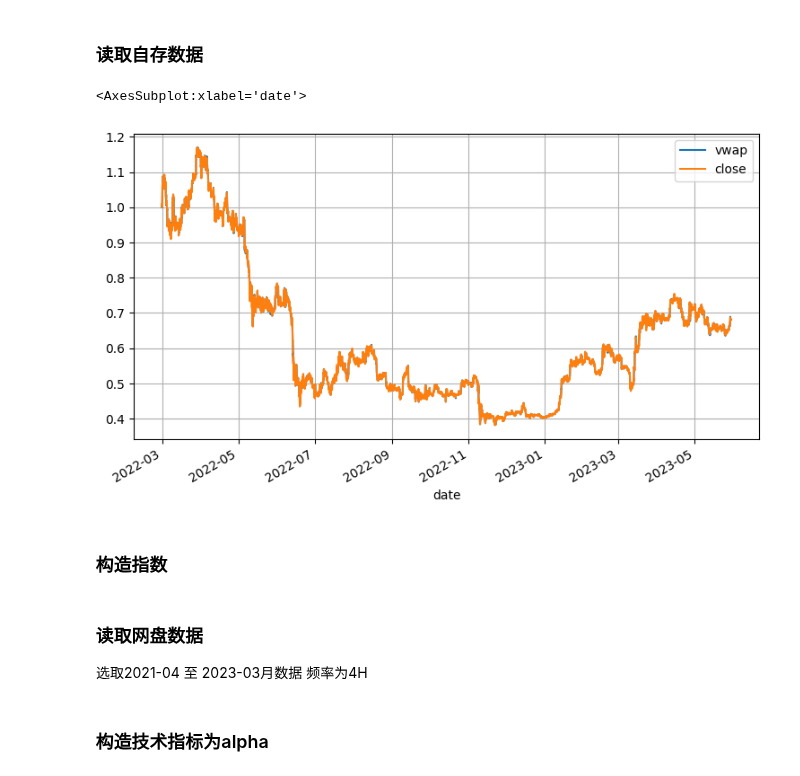
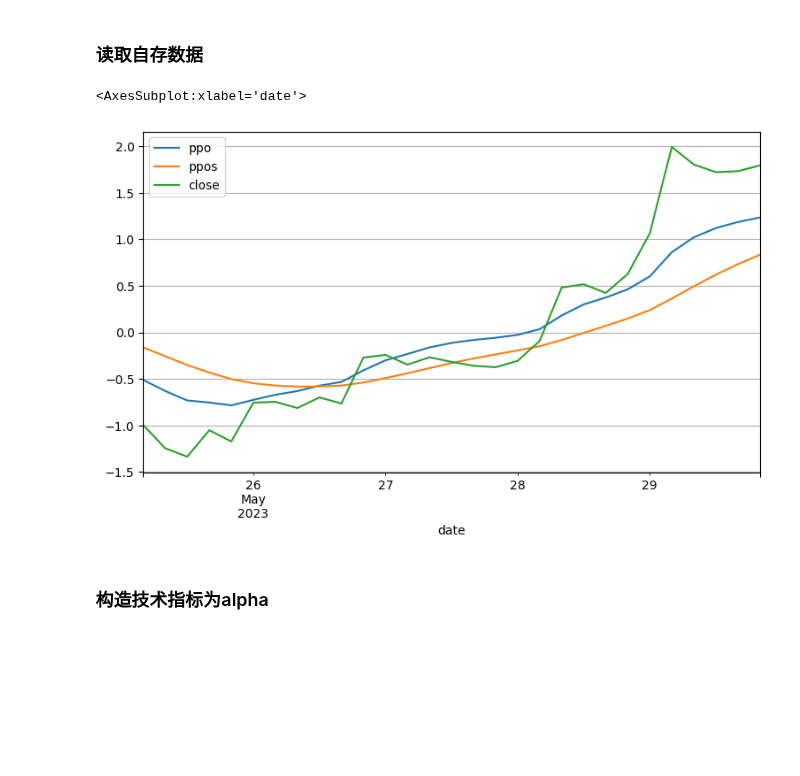
Before and after one commit to JiaRuiming-1/AI-Trading, a Jupyter notebook: alpha_factor/Bitcon_Test.ipynb, the cells around one changed output. Drawn from its saved outputs; the diff is of its cells as text; code cells hidden in the pictures; blank space fills up the shorter version.

```diff
--- a/alpha_factor/Bitcon_Test.ipynb
+++ b/alpha_factor/Bitcon_Test.ipynb
@@ -23,5 +23,13 @@ import feather
 # %%
 universe = feather.read_dataframe('bitcoin_data/raw36_20220301_now.feather')
 universe = universe.drop(columns=['close time'])
-universe['date'] = pd.to_datetime(universe['date'],format='%Y-%m-%d %H:%M:%S')
+#universe['date'] = pd.to_datetime(universe['date'],format='%Y-%m-%d %H:%M:%S')
 universe = universe.set_index(['date']).sort_values(by=['date', 'ts_code'])
+# %%
+def sum_val(series):
+    return series.sum()
+universe = universe.groupby('ts_code').resample('4H').agg({
+                'open':'first', 'close':'last', 'high':'max', 'low':'min', 'volume':sum_val, 'amount':sum_val,
+                'trade_counts':sum_val, 'buy_volume':sum_val, 'buy_amount':sum_val})
+universe = universe.reset_index().set_index(['date']).sort_values(by=['date', 'ts_code'])
+universe['trade_date'] = universe.index
@@ -54,13 +64,12 @@ def convert_price_to_returns(df):
 universe = convert_price_to_returns(universe)
 # %%
 universe['trade_date'] = universe.index
+universe = universe.loc[universe.ts_code!='TUSDUSDT'].sort_values(by=['date', 'ts_code'])
 # %%
-universe.loc[(universe.ts_code=='BTCUSDT')][['vwap', 'close']].plot(grid=True)
+tmp = universe.loc[(universe.ts_code=='BTCUSDT') & (universe.index>'2023-05-25 00:00:00')]
+tmp[['close']] = tmp[['close']].apply(zscore)
+#universe
+tmp[['ppo', 'ppos', 'close']].plot(grid=True)
 # %% [output]
 <AxesSubplot:xlabel='date'>
-[figure, old version]
+[figure, new version]
-# %% [markdown]
-### 构造指数
-# %% [markdown]
-### 读取网盘数据
-选取2021-04 至 2023-03月数据 频率为4H
```
Also changed, not shown: parts of 94 cells of this notebook.
